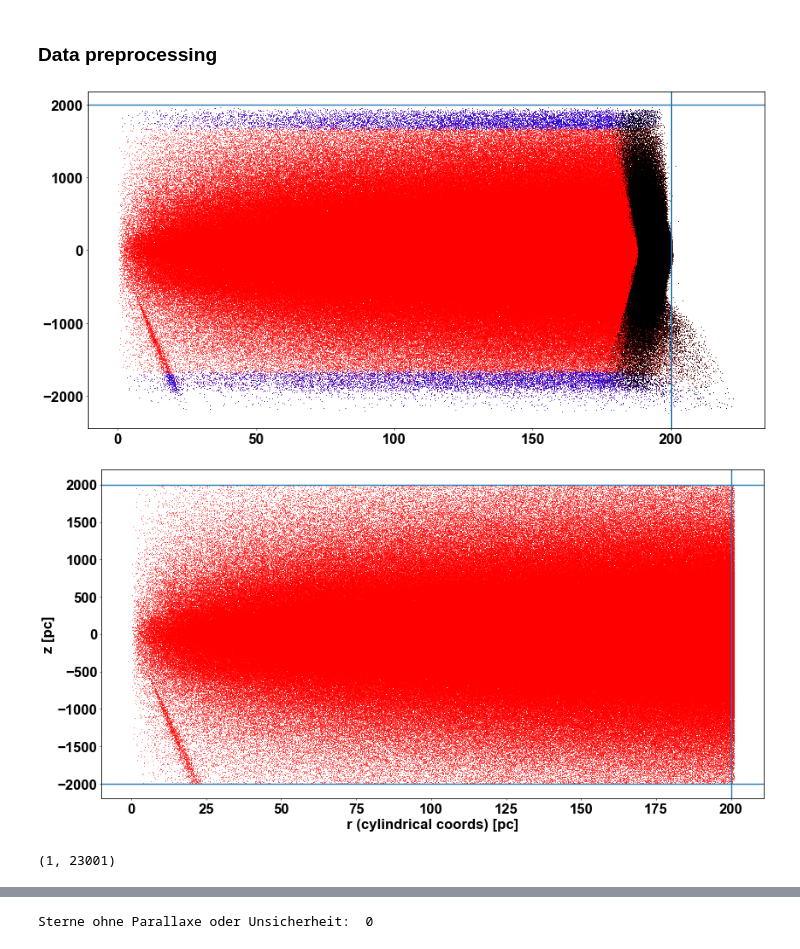
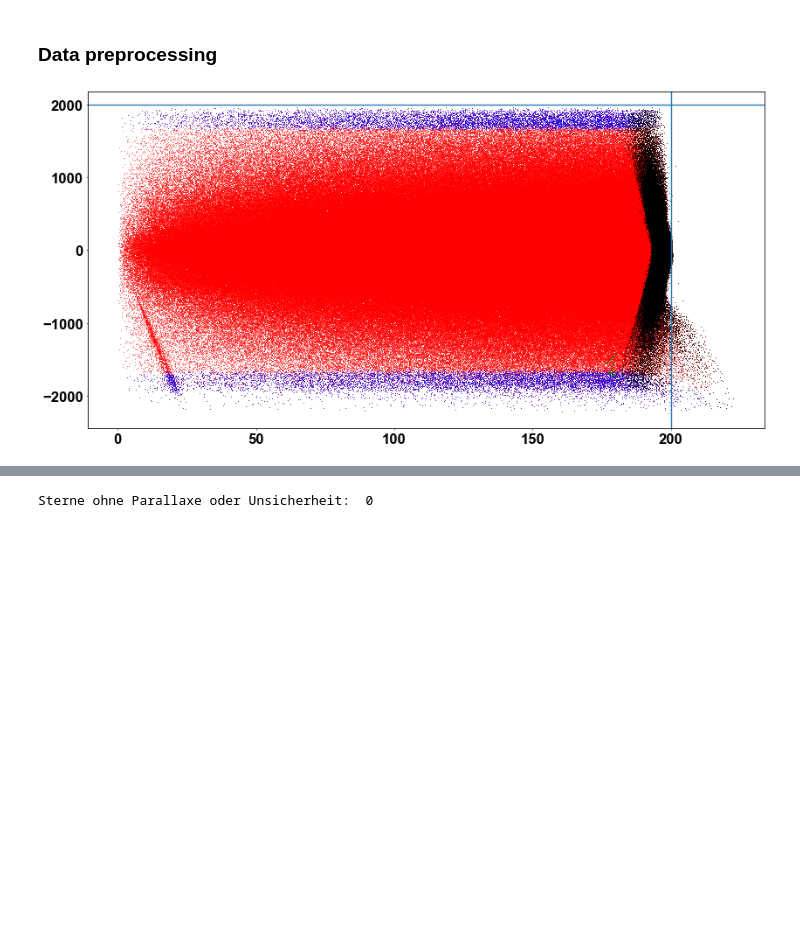
Before and after one commit to rubba0220/Bachelorarbeit, a Jupyter notebook: real data for Paper/Data_with_correction.ipynb, the cells around one changed output, grey strips where cells are left out. Cells and saved outputs as stored; diff of their text form; code cells hidden in the pictures; blank space fills up the shorter version.

```diff
--- a/real data for Paper/Data_with_correction.ipynb
+++ b/real data for Paper/Data_with_correction.ipynb
@@ -171,69 +171,69 @@ parallaxt2 = parallaxt2 - zpvalst2
 dist_pct2 = r_from_plx(parallaxt2) # in pc
 r_pct2 = dist_pct2 * np.cos(np.array(tabtest2["b"])*deg2rad) # in pc
 z_pct2 = dist_pct2 * np.sin(np.array(tabtest2["b"])*deg2rad) # in pc
 
 apparent_magnitudet3 = np.array(tabtest3["phot_g_mean_mag"]) # 3.15 - 19.00
 nuefft3 = np.array(tabtest3["nu_eff_used_in_astrometry"])
 psct3 = np.array(tabtest3["pseudocolour"])
 ecl_latt3 = np.array(tabtest3["ecl_lat"])
 soltypet3 = np.array(tabtest3["astrometric_params_solved"])
 zpvalst3 = zpt.get_zpt(apparent_magnitudet3, nuefft3, psct3, ecl_latt3, soltypet3)
 parallaxt3 = np.array(tabtest3["parallax"])
 parallaxt3 = parallaxt3 - zpvalst3
 dist_pct3 = r_from_plx(parallaxt3) # in pc
 r_pct3 = dist_pct3 * np.cos(np.array(tabtest3["b"])*deg2rad) # in pc
 z_pct3 = dist_pct3 * np.sin(np.array(tabtest3["b"])*deg2rad) # in pc
 
 ''' Plotting '''
 
 fig = plt.figure(figsize=(20,10))
 plt.scatter(r_pc2, z_pc2, marker='.', color='red', s=0.5)
 plt.scatter(r_pc2[np.where(abs(z_pc2_uncorrected)>1750)], z_pc2[np.where(abs(z_pc2_uncorrected)>1750)], marker='.', color='blue', s=0.5)
 plt.scatter(r_pc2[np.where((abs(z_pc2_uncorrected)>1750)&(abs(z_pc2)<=1500))], z_pc2[np.where((abs(z_pc2_uncorrected)>1750)&(abs(z_pc2)<=1500))], marker='x', color='green', s=2)
-plt.scatter(r_pc2[np.where((r_pc2_uncorrected>190))], z_pc2[np.where(r_pc2_uncorrected>190)], marker='.', color='black', s=0.5)
-plt.scatter(r_pc2[np.where((r_pc2_uncorrected>190)&(r_pc2<=170))], z_pc2[np.where((r_pc2_uncorrected>190)&(r_pc2<=170))], marker='x', color='green', s=2)
+plt.scatter(r_pc2[np.where((r_pc2_uncorrected>195))], z_pc2[np.where(r_pc2_uncorrected>195)], marker='.', color='black', s=0.5)
+plt.scatter(r_pc2[np.where((r_pc2_uncorrected>195)&(r_pc2<=180))], z_pc2[np.where((r_pc2_uncorrected>195)&(r_pc2<=180))], marker='x', color='green', s=4)
 plt.axhline(2000)
 plt.axvline(200)
 fig.set_dpi(50)
 plt.show()
 
-fig = plt.figure(figsize=(20,10))
-where = np.where((np.array(tab2["l"])>145) & (np.array(tab2["l"])<160))
-plt.scatter(r_pc2_uncorrected, z_pc2_uncorrected, marker='.', color='red', s=0.5)
-plt.axhline(2000)
-plt.axhline(-2000)
-plt.axvline(200)
-plt.ylabel('z [pc]')
-plt.xlabel('r (cylindrical coords) [pc]')
-fig.set_dpi(50)
-plt.show()
+# fig = plt.figure(figsize=(20,10))
+# where = np.where((np.array(tab2["l"])>145) & (np.array(tab2["l"])<160))
+# plt.scatter(r_pc2_uncorrected, z_pc2_uncorrected, marker='.', color='red', s=0.5)
+# plt.axhline(2000)
+# plt.axhline(-2000)
+# plt.axvline(200)
+# plt.ylabel('z [pc]')
+# plt.xlabel('r (cylindrical coords) [pc]')
+# fig.set_dpi(50)
+# plt.show()
 
-fig = plt.figure(figsize=(10,10))
-x_pc2 = r_pc2 * np.cos(np.array(tab2["l"])*deg2rad)
-y_pc2 = r_pc2 * np.sin(np.array(tab2["l"])*deg2rad)
-r = np.where(r_pc2<25)
-a = np.where((absolute_magnitude2[r]>8) & (absolute_magnitude2[r]<12))
-print(np.shape(a))
-sc = plt.scatter(x_pc2[r][a], y_pc2[r][a], marker='.', c=absolute_magnitude2[r][a], cmap = 'viridis', s=0.5)
-cbar = plt.colorbar(sc)
-cbar.set_label('Absolute Magnitude', fontsize=16)
-plt.xlabel('x [pc]')
-plt.ylabel('y [pc]')
-fig.set_dpi(50)
-plt.show()
+# weird stripe ???
+# fig = plt.figure(figsize=(10,10))
+# x_pc2 = r_pc2 * np.cos(np.array(tab2["l"])*deg2rad)
+# y_pc2 = r_pc2 * np.sin(np.array(tab2["l"])*deg2rad)
+# r = np.where(r_pc2<25)
+# a = np.where((absolute_magnitude2[r]>8) & (absolute_magnitude2[r]<12))
+# print(np.shape(a))
+# sc = plt.scatter(x_pc2[r][a], y_pc2[r][a], marker='.', c=absolute_magnitude2[r][a], cmap = 'viridis', s=0.5)
+# cbar = plt.colorbar(sc)
+# cbar.set_label('Absolute Magnitude', fontsize=16)
+# plt.xlabel('x [pc]')
+# plt.ylabel('y [pc]')
+# fig.set_dpi(50)
+# plt.show()
 
-fig = plt.figure(figsize=(10,10))
-plt.scatter(r_pc2, z_pc2, marker='.', color='red', s=0.5)
-plt.scatter(r_pct1, z_pct1, marker='.', color='purple', s=0.1)
-plt.scatter(r_pct2, z_pct2, marker='.', color='yellow', s=0.1)
-plt.scatter(r_pct3, z_pct3, marker='.', color='green', s=0.1)
-plt.axhline(2000)
-plt.axvline(200)
-fig.set_dpi(50)
-plt.ylabel('z [pc]')
-plt.xlabel('r (cylindrical coords) [pc]')
-plt.show()
+# test: if stars from far away are moved into the geometry by the correction function
+# fig = plt.figure(figsize=(10,10))
+# plt.scatter(r_pc2, z_pc2, marker='.', color='red', s=0.5)
+# plt.scatter(r_pct1, z_pct1, marker='.', color='purple', s=0.1)
+# plt.scatter(r_pct2, z_pct2, marker='.', color='yellow', s=0.1)
+# plt.scatter(r_pct3, z_pct3, marker='.', color='green', s=0.1)
+# plt.axhline(2000)
+# plt.axvline(200)
+# fig.set_dpi(50)
+# plt.ylabel('z [pc]')
+# plt.xlabel('r (cylindrical coords) [pc]')
+# plt.show()
 # %% [output]
-[figure, old version]
+[figure, new version]
-[figure, removed]
-(1, 23001)
```
Also changed, not shown: parts of 1 cell of this notebook.
